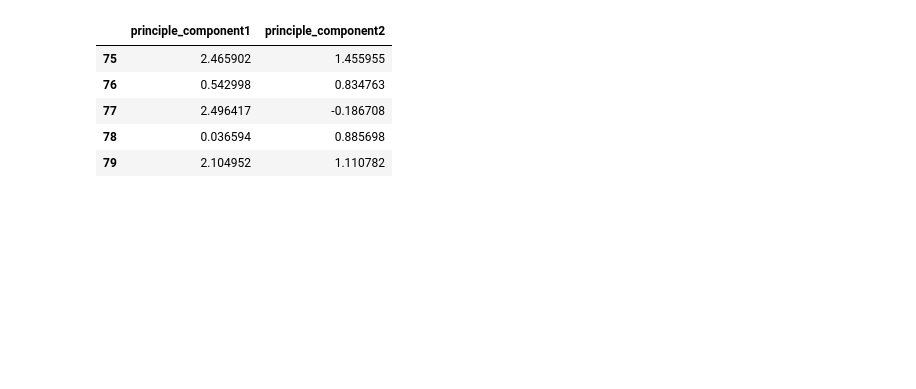
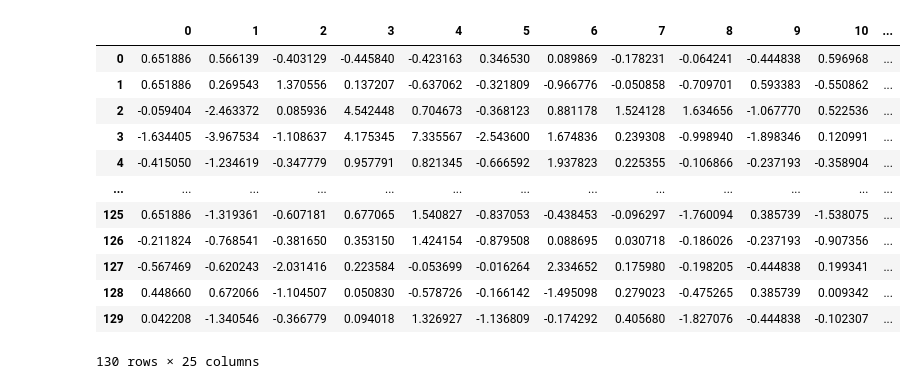
Before and after one commit to mad-scientist-in-training/BIOF509-Final-Project, a Jupyter notebook: BIOF509_Final_Project_Code.ipynb, the cells around one changed output. Saved outputs shown, nothing was run; the diff lists cells and outputs as text; code cells hidden in the pictures; blank space fills up the shorter version.

```diff
--- a/BIOF509_Final_Project_Code.ipynb
+++ b/BIOF509_Final_Project_Code.ipynb
@@ -32,7 +42,7 @@ PD_df_2.columns
 # %%
 #Participant code needs to be made into distinct classes: P (Parkinson's disease) vs H (Healthy Control), which will be the target
 import numpy as np
-PD_DF = PD_df_2.rename({' Participant  code ':'Participant_Type'}, axis=1)
+PD_DF = PD_df_1.rename({' Participant  code ':'Participant_Type'}, axis=1)
 print(PD_DF.columns)
 PD_DF['class'] = PD_DF.Participant_Type.str[0]
 print(PD_DF)
@@ -42,0 +84,6 @@ PD_DF_new
+# %%
+import numpy as np
+PD_DF_new["class"] = PD_DF_new["class"].replace('P', 0)
+PD_DF_new["class"] = PD_DF_new["class"].replace('H', 1)
+PD_DF_new["class"] = PD_DF_new["class"].replace('R', 2)
+PD_DF_new
@@ -43,12 +140,28 @@ PD_DF_new
 # %%
 #scale the data
 import numpy as np
 import pandas as pd
 from sklearn.preprocessing import StandardScaler
-x = PD_DF_new.loc[:, PD_DF_new.columns != 'class'].values
-x = StandardScaler().fit_transform(x)
-print(x.shape)
-print(np.mean(x))
-print(np.std(x))
-df = pd.DataFrame(x)
-print(df)
+col_names = list(PD_DF_new)
+df_scaled = PD_DF_new.copy()
+all_cols_no_class = df_scaled[col_names]
+all_cols_no_class = PD_DF_new.loc[:, PD_DF_new.columns !='class']
+scaler = StandardScaler().fit(all_cols_no_class.values)
+scaled_all_cols_no_class = scaler.transform(all_cols_no_class.values)
+df_scaled = pd.DataFrame(scaled_all_cols_no_class)
+df_scaled = pd.concat([df_scaled, PD_DF_new['class']], axis=1)
+df_scaled
+# %% [output]
+|  | 0 | 1 | 2 | 3 | 4 | 5 | 6 | 7 | 8 | 9 | 10 | ... |
+| 0 | 0.651886 | 0.566139 | -0.403129 | -0.445840 | -0.423163 | 0.346530 | 0.089869 | -0.178231 | -0.064241 | -0.444838 | 0.596968 | ... |
+| 1 | 0.651886 | 0.269543 | 1.370556 | 0.137207 | -0.637062 | -0.321809 | -0.966776 | -0.050858 | -0.709701 | 0.593383 | -0.550862 | ... |
+| 2 | -0.059404 | -2.463372 | 0.085936 | 4.542448 | 0.704673 | -0.368123 | 0.881178 | 1.524128 | 1.634656 | -1.067770 | 0.522536 | ... |
+| 3 | -1.634405 | -3.967534 | -1.108637 | 4.175345 | 7.335567 | -2.543600 | 1.674836 | 0.239308 | -0.998940 | -1.898346 | 0.120991 | ... |
+| 4 | -0.415050 | -1.234619 | -0.347779 | 0.957791 | 0.821345 | -0.666592 | 1.937823 | 0.225355 | -0.106866 | -0.237193 | -0.358904 | ... |
+| ... | ... | ... | ... | ... | ... | ... | ... | ... | ... | ... | ... | ... |
+| 125 | 0.651886 | -1.319361 | -0.607181 | 0.677065 | 1.540827 | -0.837053 | -0.438453 | -0.096297 | -1.760094 | 0.385739 | -1.538075 | ... |
+| 126 | -0.211824 | -0.768541 | -0.381650 | 0.353150 | 1.424154 | -0.879508 | 0.088695 | 0.030718 | -0.186026 | -0.237193 | -0.907356 | ... |
+| 127 | -0.567469 | -0.620243 | -2.031416 | 0.223584 | -0.053699 | -0.016264 | 2.334652 | 0.175980 | -0.198205 | -0.444838 | 0.199341 | ... |
+| 128 | 0.448660 | 0.672066 | -1.104507 | 0.050830 | -0.578726 | -0.166142 | -1.495098 | 0.279023 | -0.475265 | 0.385739 | 0.009342 | ... |
+| 129 | 0.042208 | -1.340546 | -0.366779 | 0.094018 | 1.326927 | -1.136809 | -0.174292 | 0.405680 | -1.827076 | -0.444838 | -0.102307 | ... |
+130 rows × 25 columns
@@ -60,11 +167,0 @@ principleComponents_PD = pca_PD.fit_transform(x)
-# %%
-#visualize the components
-principle_PD_DF = pd.DataFrame(data = principleComponents_PD, columns= ['principle_component1', 'principle_component2'])
-principle_PD_DF.tail()
-# %% [output]
-|  | principle_component1 | principle_component2 |
-| 75 | 2.465902 | 1.455955 |
-| 76 | 0.542998 | 0.834763 |
-| 77 | 2.496417 | -0.186708 |
-| 78 | 0.036594 | 0.885698 |
-| 79 | 2.104952 | 1.110782 |
```
Also changed, not shown: parts of 18 cells of this notebook.
